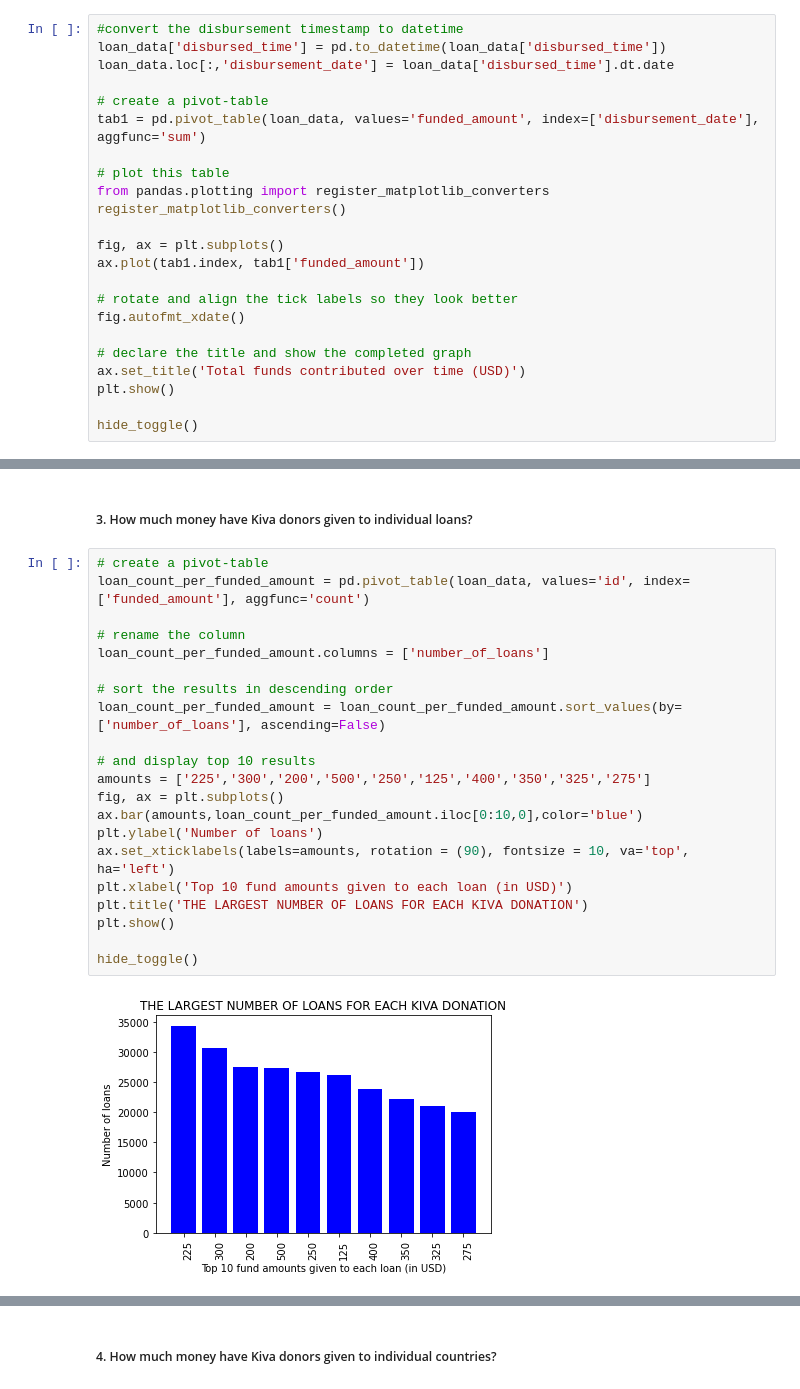
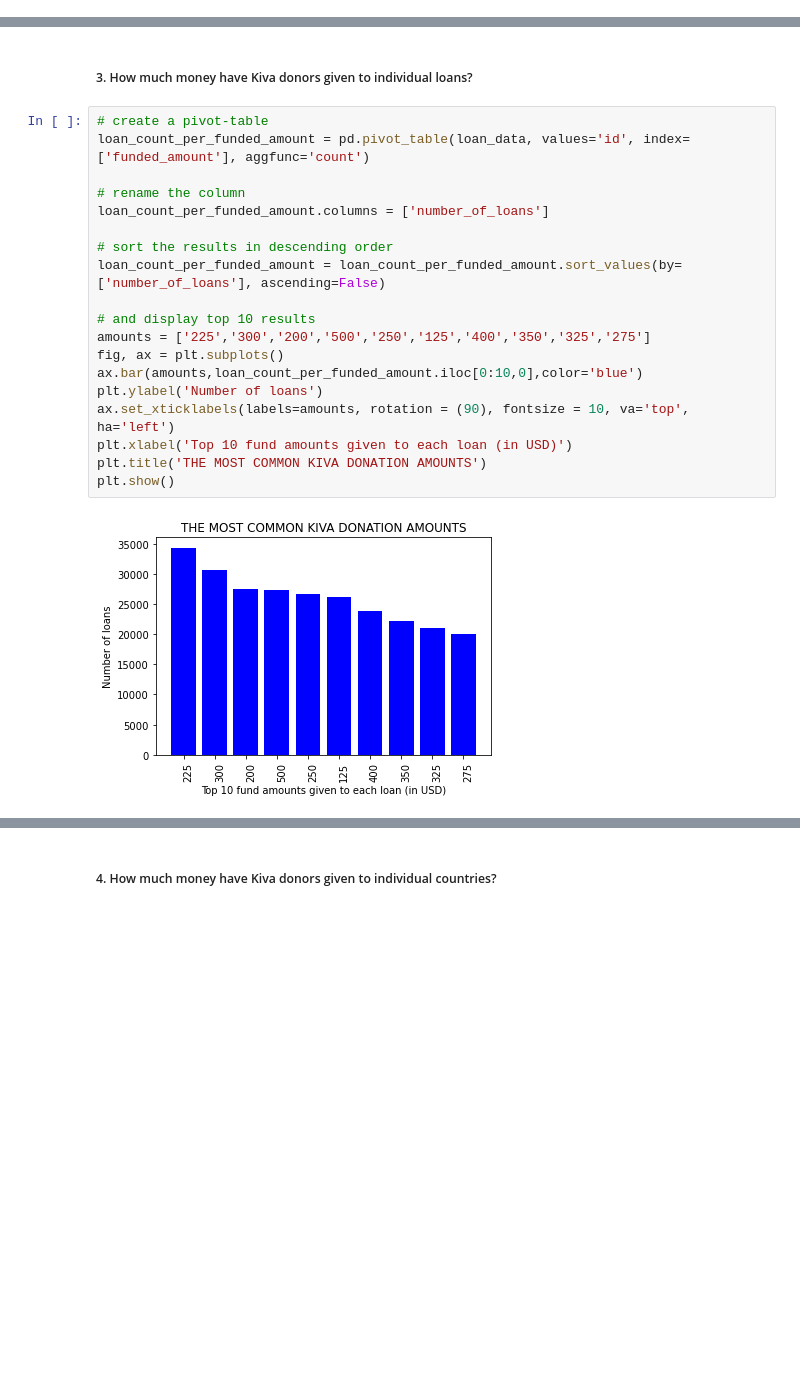
Before and after one commit to masterpython4ds/assignment-1-CeeThinwa, a Jupyter notebook: KIVA Analysis.ipynb, the cells around one changed output, grey strips where cells are left out. Saved outputs shown, nothing was run; the diff lists cells and outputs as text; blank space fills up the shorter version.

```diff
--- a/KIVA Analysis.ipynb
+++ b/KIVA Analysis.ipynb
@@ -278,23 +282,0 @@ hide_toggle()
-# %%
-#convert the disbursement timestamp to datetime
-loan_data['disbursed_time'] = pd.to_datetime(loan_data['disbursed_time'])
-loan_data.loc[:,'disbursement_date'] = loan_data['disbursed_time'].dt.date
-
-# create a pivot-table
-tab1 = pd.pivot_table(loan_data, values='funded_amount', index=['disbursement_date'], aggfunc='sum')
-
-# plot this table
-from pandas.plotting import register_matplotlib_converters
-register_matplotlib_converters()
-
-fig, ax = plt.subplots()
-ax.plot(tab1.index, tab1['funded_amount'])
-
-# rotate and align the tick labels so they look better
-fig.autofmt_xdate()
-
-# declare the title and show the completed graph
-ax.set_title('Total funds contributed over time (USD)')
-plt.show()
-
-hide_toggle()
@@ -318,23 +285,21 @@ tab1.describe()
 # %%
 # create a pivot-table
 loan_count_per_funded_amount = pd.pivot_table(loan_data, values='id', index=['funded_amount'], aggfunc='count')
 
 # rename the column
 loan_count_per_funded_amount.columns = ['number_of_loans']
 
 # sort the results in descending order
 loan_count_per_funded_amount = loan_count_per_funded_amount.sort_values(by=['number_of_loans'], ascending=False)
 
 # and display top 10 results
 amounts = ['225','300','200','500','250','125','400','350','325','275']
 fig, ax = plt.subplots()
 ax.bar(amounts,loan_count_per_funded_amount.iloc[0:10,0],color='blue')
 plt.ylabel('Number of loans')
 ax.set_xticklabels(labels=amounts, rotation = (90), fontsize = 10, va='top', ha='left')
 plt.xlabel('Top 10 fund amounts given to each loan (in USD)')
-plt.title('THE LARGEST NUMBER OF LOANS FOR EACH KIVA DONATION')
+plt.title('THE MOST COMMON KIVA DONATION AMOUNTS')
 plt.show()
-
-hide_toggle()
 # %% [output]
-[figure, old version]
+[figure, new version]
```
Also changed, not shown: parts of 69 cells of this notebook.
